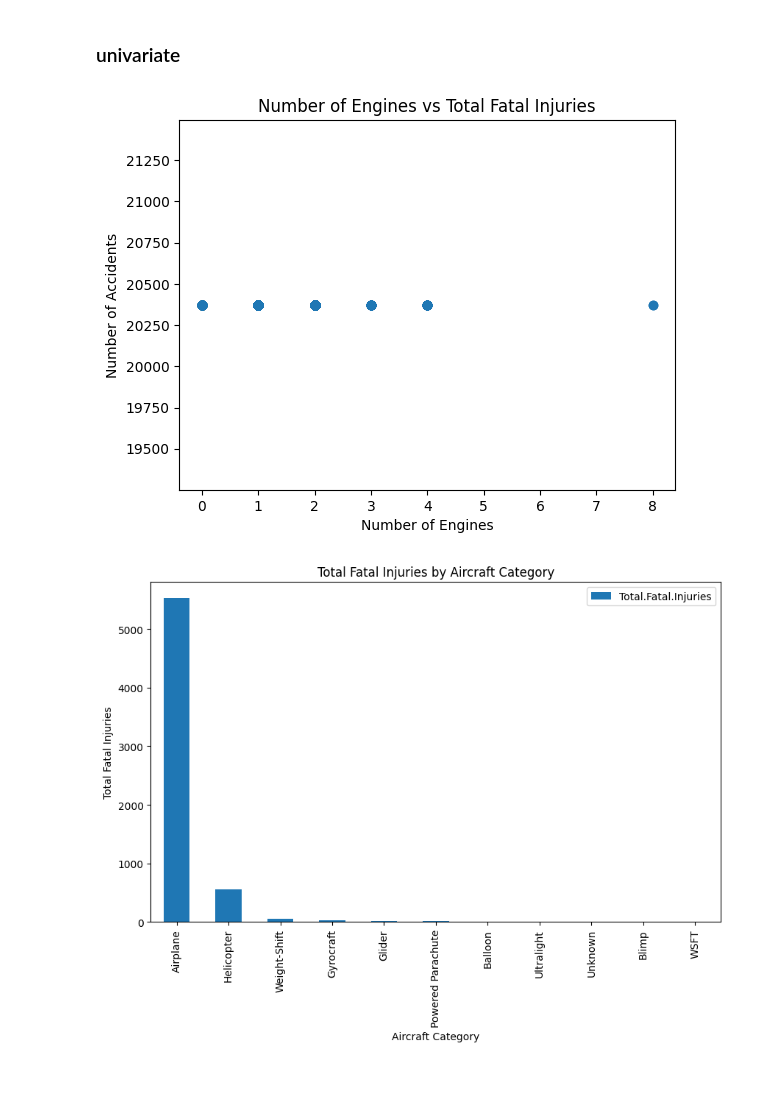
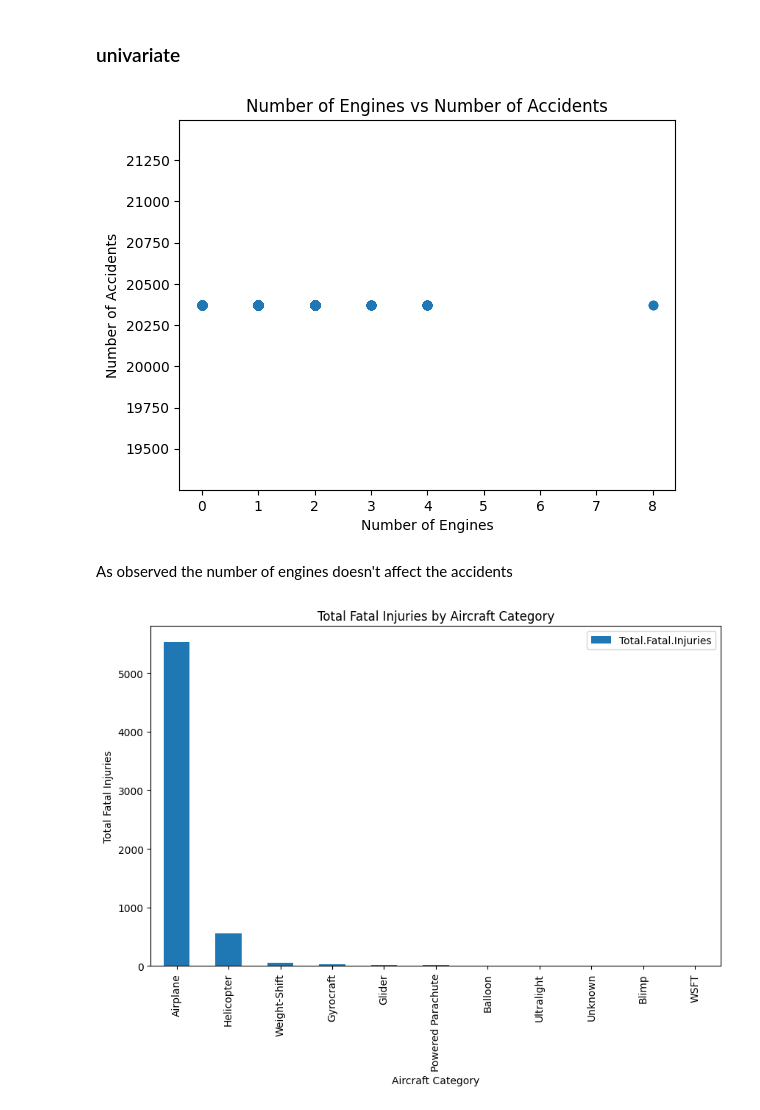
Before and after one commit to Kanyi254/Expanding-Into-Airlines-Project, a Jupyter notebook: index.ipynb, the cells around one changed output. Cells and saved outputs as stored; diff of their text form; code cells hidden in the pictures; blank space fills up the shorter version.

```diff
--- a/index.ipynb
+++ b/index.ipynb
@@ -320,10 +320,12 @@ Number of accidents: 20372
 # %%
 # A scatter plot to visualize the relationship between the number of engines and aircraft damage
 plt.scatter(aviation_df1['Number.of.Engines'], [num_accidents] * len(aviation_df1))
 plt.ylabel('Number of Accidents')
 plt.xlabel('Number of Engines')
-plt.title('Number of Engines vs Total Fatal Injuries')
+plt.title('Number of Engines vs Number of Accidents')
 plt.show()
 # %% [output]
-[figure, old version]
+[figure, new version]
+# %% [markdown]
+As observed the number of engines doesn't affect the accidents
 # %%
```
Also changed, not shown: parts of 13 cells of this notebook, 1 other file.
